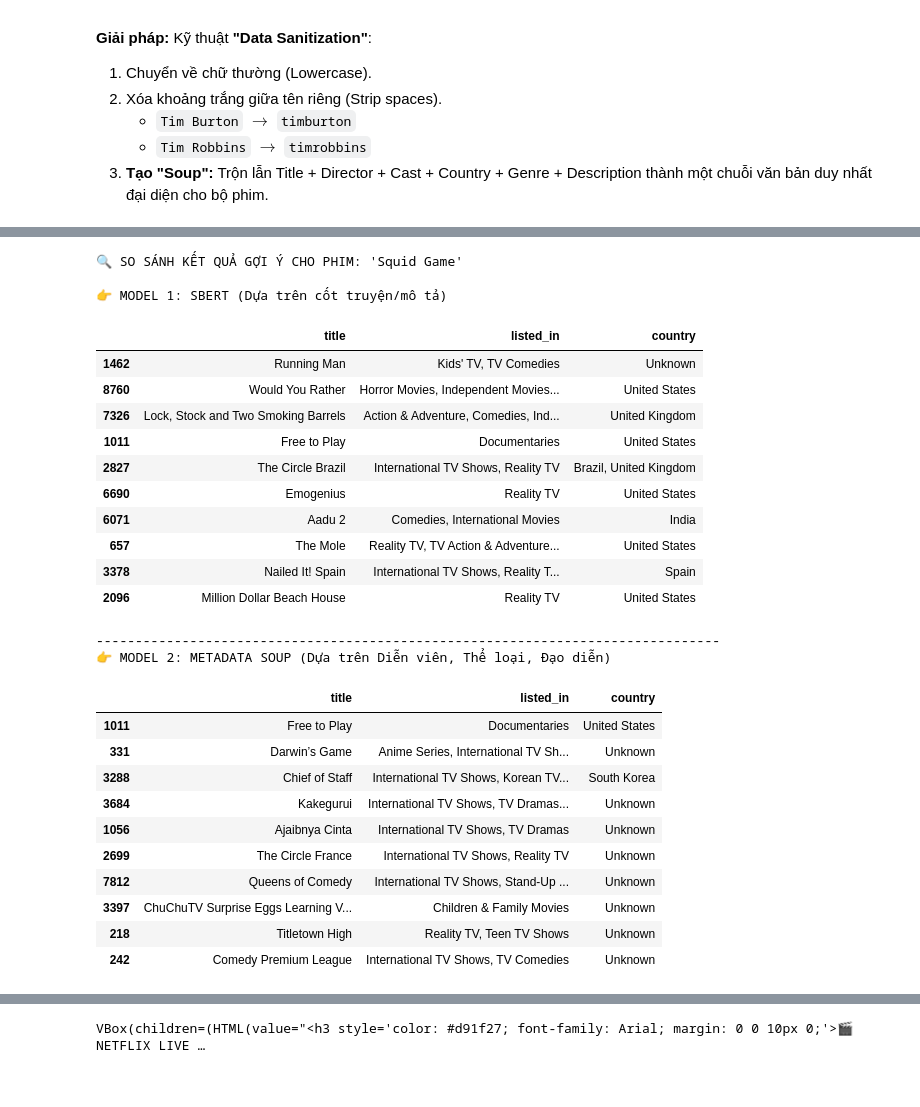
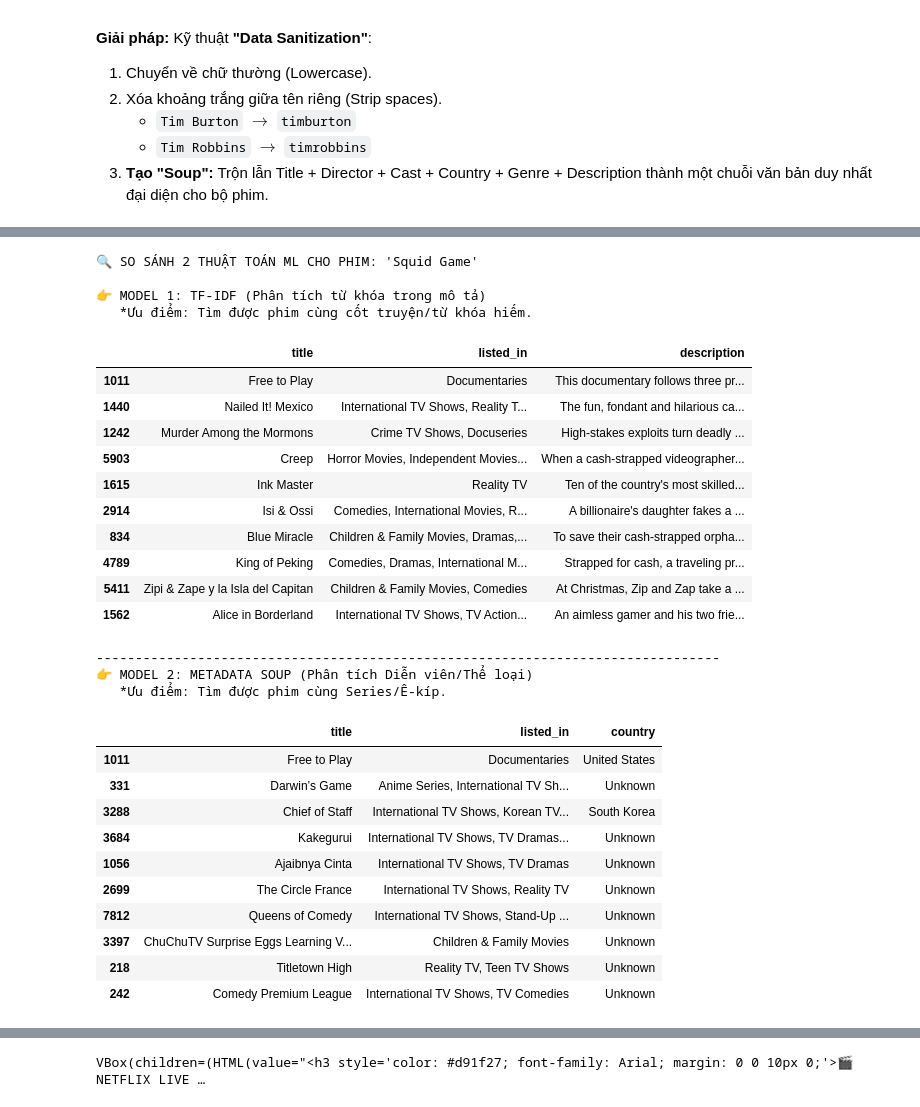
Before and after one commit to trungkienjjj/ds-netflix-analysis, a Jupyter notebook: final_Hieu (1).ipynb, the cells around one changed output, grey strips where cells are left out. Cells and saved outputs as stored; diff of their text form; code cells hidden in the pictures.

```diff
--- a/final_Hieu.ipynb
+++ b/final_Hieu (1).ipynb
@@ -1511,18 +1411,21 @@ print(f"✅ Model 2 (Soup) sẵn sàng. Kích thước ma trận: {sim_matrix_so
 # %%
 def get_recommendations_v2(title, model_type='soup'):
     """
-    Hàm gợi ý phim với tùy chọn model.
-    model_type: 'soup' (Metadata) hoặc 'sbert' (Content)
+    model_type:
+     - 'tfidf': Dùng Model 1 (Dựa trên mô tả nội dung)
+     - 'soup':  Dùng Model 2 (Dựa trên Diễn viên/Thể loại)
     """
     try:
         idx = indices[title]
     except KeyError:
         return None
 
-    # Chọn ma trận tương đồng dựa trên model được yêu cầu
-    if model_type == 'sbert':
-        sim_scores = list(enumerate(sim_matrix_sbert[idx]))
+    # Chọn ma trận tương đồng
+    if model_type == 'tfidf':
+        # Dùng ma trận của TF-IDF
+        sim_scores = list(enumerate(sim_matrix_tfidf[idx]))
     else:
+        # Dùng ma trận của Metadata Soup (Mặc định)
         sim_scores = list(enumerate(sim_matrix_soup[idx]))
 
     # Sắp xếp giảm dần
@@ -1532,8 +1435,8 @@ def get_recommendations_v2(title, model_type='soup'):
     sim_scores = sim_scores[1:11]
     movie_indices = [i[0] for i in sim_scores]
 
-    # Trả về kết quả kèm theo tên cột để dễ phân biệt
-    return df.iloc[movie_indices][['title', 'listed_in', 'country']]
+    # Trả về kết quả
+    return df.iloc[movie_indices][['title', 'listed_in', 'country', 'description']]
 # %% [markdown]
 #### **(D) Đánh giá & So sánh (Evaluation & Comparison)**:
 
@@ -1543,36 +1452,40 @@ def get_recommendations_v2(title, model_type='soup'):
 # %%
 target_movie = 'Squid Game'
 
-print(f"🔍 SO SÁNH KẾT QUẢ GỢI Ý CHO PHIM: '{target_movie}'\n")
+print(f"🔍 SO SÁNH 2 THUẬT TOÁN ML CHO PHIM: '{target_movie}'\n")
 
-# 1. Kết quả từ Model SBERT (Dựa trên nội dung cốt truyện)
-print("👉 MODEL 1: SBERT (Dựa trên cốt truyện/mô tả)")
-res_sbert = get_recommendations_v2(target_movie, model_type='sbert')
-display(res_sbert)
+# 1. Kết quả từ TF-IDF (Content-Based)
+print(f"👉 MODEL 1: TF-IDF (Phân tích từ khóa trong mô tả)")
+print("   *Ưu điểm: Tìm được phim cùng cốt truyện/từ khóa hiếm.")
+res_tfidf = get_recommendations_v2(target_movie, model_type='tfidf')
+display(res_tfidf[['title', 'listed_in', 'description']]) # Hiển thị description để thấy từ khóa giống nhau
 
 print("-" * 80)
 
-# 2. Kết quả từ Model Soup (Dựa trên Metadata)
-print("👉 MODEL 2: METADATA SOUP (Dựa trên Diễn viên, Thể loại, Đạo diễn)")
+# 2. Kết quả từ Metadata Soup
+print(f"👉 MODEL 2: METADATA SOUP (Phân tích Diễn viên/Thể loại)")
+print("   *Ưu điểm: Tìm được phim cùng Series/Ê-kíp.")
 res_soup = get_recommendations_v2(target_movie, model_type='soup')
-display(res_soup)
+display(res_soup[['title', 'listed_in', 'country']])
 # %% [output]
-🔍 SO SÁNH KẾT QUẢ GỢI Ý CHO PHIM: 'Squid Game'
+🔍 SO SÁNH 2 THUẬT TOÁN ML CHO PHIM: 'Squid Game'
 
-👉 MODEL 1: SBERT (Dựa trên cốt truyện/mô tả)
+👉 MODEL 1: TF-IDF (Phân tích từ khóa trong mô tả)
+   *Ưu điểm: Tìm được phim cùng cốt truyện/từ khóa hiếm.
-|  | title | listed_in | country |
-| 1462 | Running Man | Kids' TV, TV Comedies | Unknown |
-| 8760 | Would You Rather | Horror Movies, Independent Movies... | United States |
-| 7326 | Lock, Stock and Two Smoking Barrels | Action & Adventure, Comedies, Ind... | United Kingdom |
-| 1011 | Free to Play | Documentaries | United States |
-| 2827 | The Circle Brazil | International TV Shows, Reality TV | Brazil, United Kingdom |
-| 6690 | Emogenius | Reality TV | United States |
-| 6071 | Aadu 2 | Comedies, International Movies | India |
-| 657 | The Mole | Reality TV, TV Action & Adventure... | United States |
-| 3378 | Nailed It! Spain | International TV Shows, Reality T... | Spain |
-| 2096 | Million Dollar Beach House | Reality TV | United States |
+|  | title | listed_in | description |
+| 1011 | Free to Play | Documentaries | This documentary follows three pr... |
+| 1440 | Nailed It! Mexico | International TV Shows, Reality T... | The fun, fondant and hilarious ca... |
+| 1242 | Murder Among the Mormons | Crime TV Shows, Docuseries | High-stakes exploits turn deadly ... |
+| 5903 | Creep | Horror Movies, Independent Movies... | When a cash-strapped videographer... |
+| 1615 | Ink Master | Reality TV | Ten of the country's most skilled... |
+| 2914 | Isi & Ossi | Comedies, International Movies, R... | A billionaire's daughter fakes a ... |
+| 834 | Blue Miracle | Children & Family Movies, Dramas,... | To save their cash-strapped orpha... |
+| 4789 | King of Peking | Comedies, Dramas, International M... | Strapped for cash, a traveling pr... |
+| 5411 | Zipi & Zape y la Isla del Capitan | Children & Family Movies, Comedies | At Christmas, Zip and Zap take a ... |
+| 1562 | Alice in Borderland | International TV Shows, TV Action... | An aimless gamer and his two frie... |
 --------------------------------------------------------------------------------
-👉 MODEL 2: METADATA SOUP (Dựa trên Diễn viên, Thể loại, Đạo diễn)
+👉 MODEL 2: METADATA SOUP (Phân tích Diễn viên/Thể loại)
+   *Ưu điểm: Tìm được phim cùng Series/Ê-kíp.
 |  | title | listed_in | country |
 | 1011 | Free to Play | Documentaries | United States |
 | 331 | Darwin’s Game | Anime Series, International TV Sh... | Unknown |
```
Also changed, not shown: parts of 49 cells of this notebook, 1 other file.
